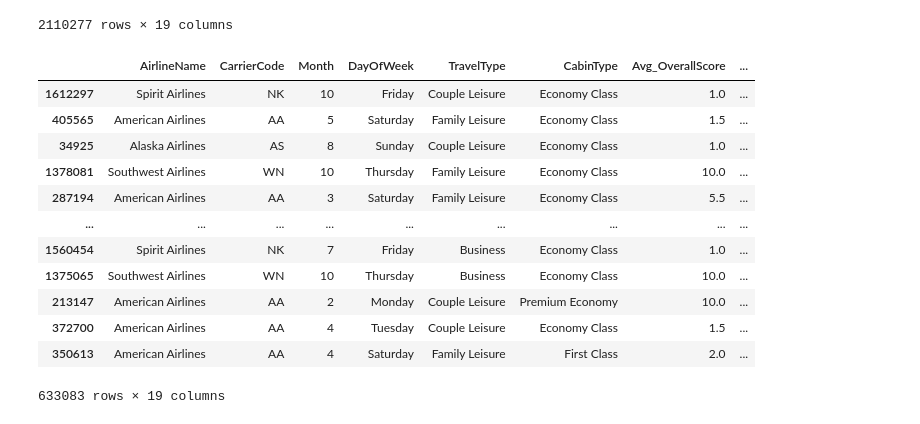
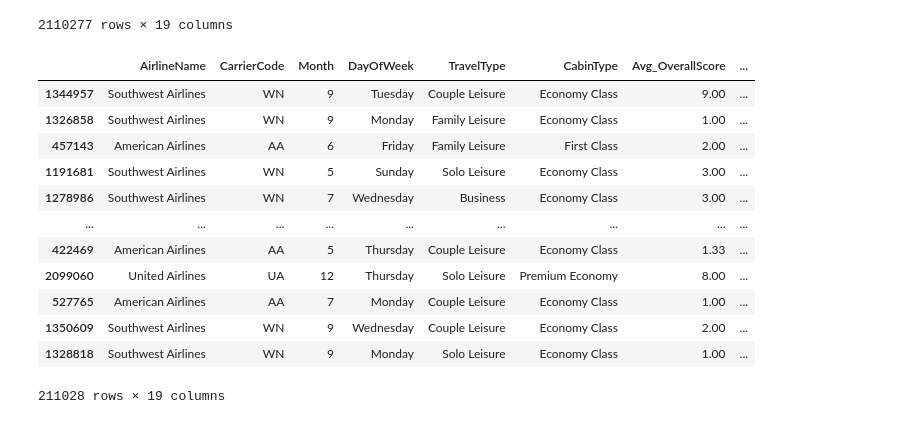
Before and after one commit to Jeff-Gielniak/Airline-Satisfaction-Evaluation, a Jupyter notebook: Flight.ipynb, the cells around one changed output. Cells and saved outputs as stored; diff of their text form; code cells hidden in the pictures.

Commit message:
Minimized the analysis file to 10%

```diff
--- a/Flight.ipynb
+++ b/Flight.ipynb
@@ -962,22 +962,22 @@ analysis_df
 | 2110276 | United Airlines | UA | 12 | Wednesday | Solo Leisure | Premium Economy | 9.0 | ... |
 2110277 rows × 19 columns
 # %%
-analysis_df2 = analysis_df.sample(frac = 0.3)
+analysis_df2 = analysis_df.sample(frac = 0.1)
 analysis_df2
 # %% [output]
 |  | AirlineName | CarrierCode | Month | DayOfWeek | TravelType | CabinType | Avg_OverallScore | ... |
-| 1612297 | Spirit Airlines | NK | 10 | Friday | Couple Leisure | Economy Class | 1.0 | ... |
-| 405565 | American Airlines | AA | 5 | Saturday | Family Leisure | Economy Class | 1.5 | ... |
-| 34925 | Alaska Airlines | AS | 8 | Sunday | Couple Leisure | Economy Class | 1.0 | ... |
-| 1378081 | Southwest Airlines | WN | 10 | Thursday | Family Leisure | Economy Class | 10.0 | ... |
-| 287194 | American Airlines | AA | 3 | Saturday | Family Leisure | Economy Class | 5.5 | ... |
+| 1344957 | Southwest Airlines | WN | 9 | Tuesday | Couple Leisure | Economy Class | 9.00 | ... |
+| 1326858 | Southwest Airlines | WN | 9 | Monday | Family Leisure | Economy Class | 1.00 | ... |
+| 457143 | American Airlines | AA | 6 | Friday | Family Leisure | First Class | 2.00 | ... |
+| 1191681 | Southwest Airlines | WN | 5 | Sunday | Solo Leisure | Economy Class | 3.00 | ... |
+| 1278986 | Southwest Airlines | WN | 7 | Wednesday | Business | Economy Class | 3.00 | ... |
 | ... | ... | ... | ... | ... | ... | ... | ... | ... |
-| 1560454 | Spirit Airlines | NK | 7 | Friday | Business | Economy Class | 1.0 | ... |
-| 1375065 | Southwest Airlines | WN | 10 | Thursday | Business | Economy Class | 10.0 | ... |
-| 213147 | American Airlines | AA | 2 | Monday | Couple Leisure | Premium Economy | 10.0 | ... |
-| 372700 | American Airlines | AA | 4 | Tuesday | Couple Leisure | Economy Class | 1.5 | ... |
-| 350613 | American Airlines | AA | 4 | Saturday | Family Leisure | First Class | 2.0 | ... |
+| 422469 | American Airlines | AA | 5 | Thursday | Couple Leisure | Economy Class | 1.33 | ... |
+| 2099060 | United Airlines | UA | 12 | Thursday | Solo Leisure | Premium Economy | 8.00 | ... |
+| 527765 | American Airlines | AA | 7 | Monday | Couple Leisure | Economy Class | 1.00 | ... |
+| 1350609 | Southwest Airlines | WN | 9 | Wednesday | Couple Leisure | Economy Class | 2.00 | ... |
+| 1328818 | Southwest Airlines | WN | 9 | Monday | Solo Leisure | Economy Class | 1.00 | ... |
-633083 rows × 19 columns
+211028 rows × 19 columns
 # %%
 # Export the DataFrame to a CSV file
 directory = 'Resources'
```
